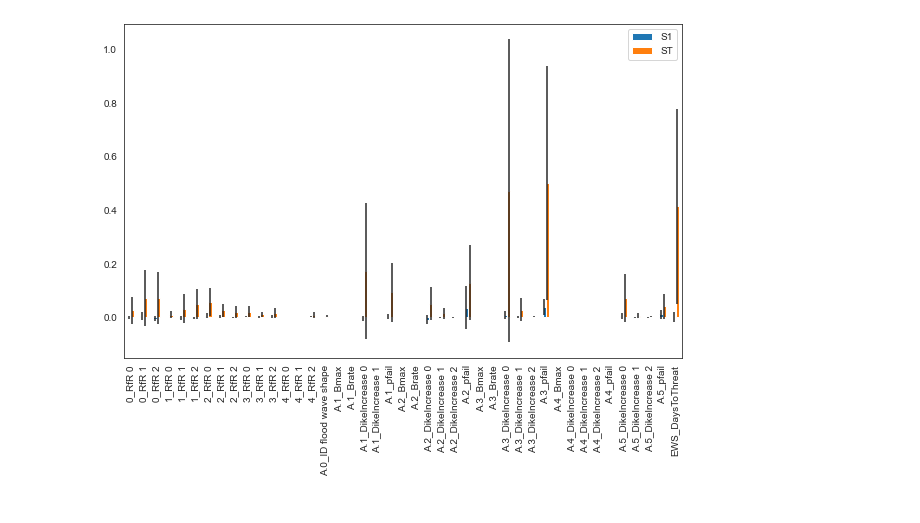
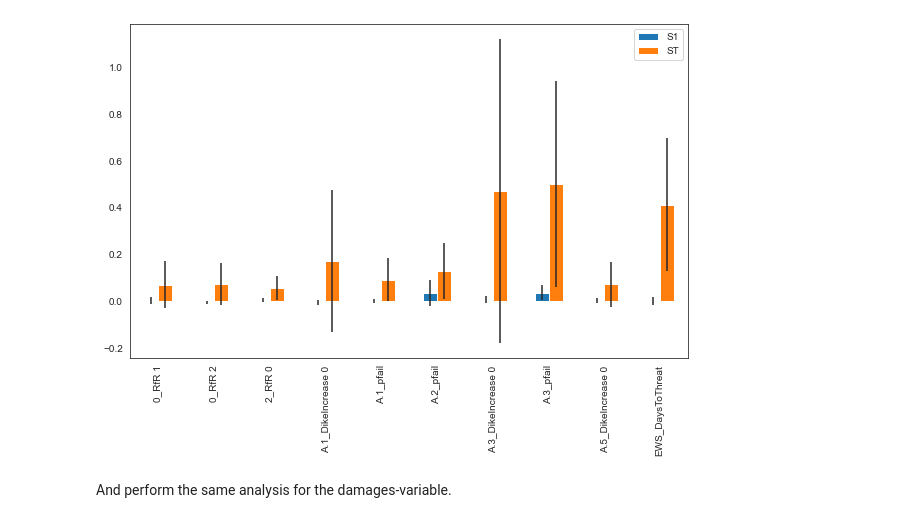
Before and after one commit to EwoutH/modelbased-g13, a Jupyter notebook: Sobol G13 interactions.ipynb, the cells around one changed output. Cells and saved outputs as stored; diff of their text form; code cells hidden in the pictures.

```diff
--- a/Sobol G13 interactions.ipynb
+++ b/Sobol G13 interactions.ipynb
@@ -154,0 +158,3 @@ S2_deaths_sobol_boolean
+# %%
+Si_df_deaths = Si_df_deaths[Si_df_deaths['ST']>0.05]
+Si_df_deaths
@@ -155,19 +173,19 @@ S2_deaths_sobol_boolean
 # %%
 sns.set_style('white')
 fig, ax = plt.subplots(1)
 
-indices = Si_df_deaths[['S1','ST']]
-indices = indices.loc[~(Si_df_deaths==0).all(axis=1)]
-err = Si_df_deaths[['S1_conf','ST_conf']]
-err = err.loc[~(Si_df_deaths==0).all(axis=1)]
+indices_de = Si_df_deaths[['S1','ST']]
+err_de = Si_df_deaths[['S1_conf','ST_conf']]
 
-indices.plot.bar(yerr=err.values.T,ax=ax)
+indices.plot.bar(yerr=err_de.values.T,ax=ax)
 fig.set_size_inches(10,8)
 fig.subplots_adjust(bottom=0.3)
 fig.savefig("sobol_deaths.png", dpi=200)
 plt.show()
 # %% [output]
-[figure, old version]
+[figure, new version]
+# %% [markdown]
+And perform the same analysis for the damages-variable.
 # %%
 Si_filter = {k:damages_sobol[k] for k in ['ST','ST_conf','S1','S1_conf']}
 Si_df_damages = pd.DataFrame(Si_filter, index=problem['names'])
```
Also changed, not shown: parts of 26 cells of this notebook, 2 other files.
